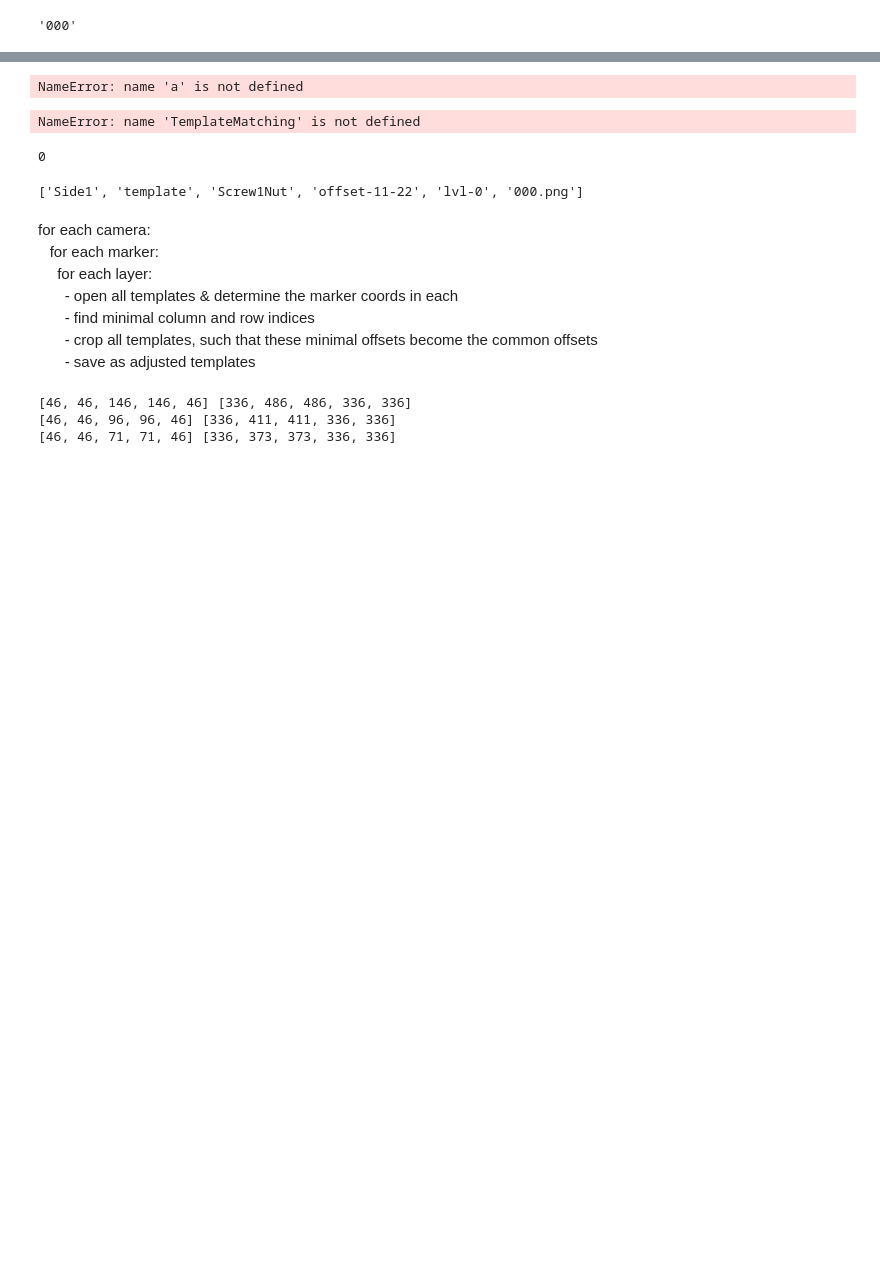
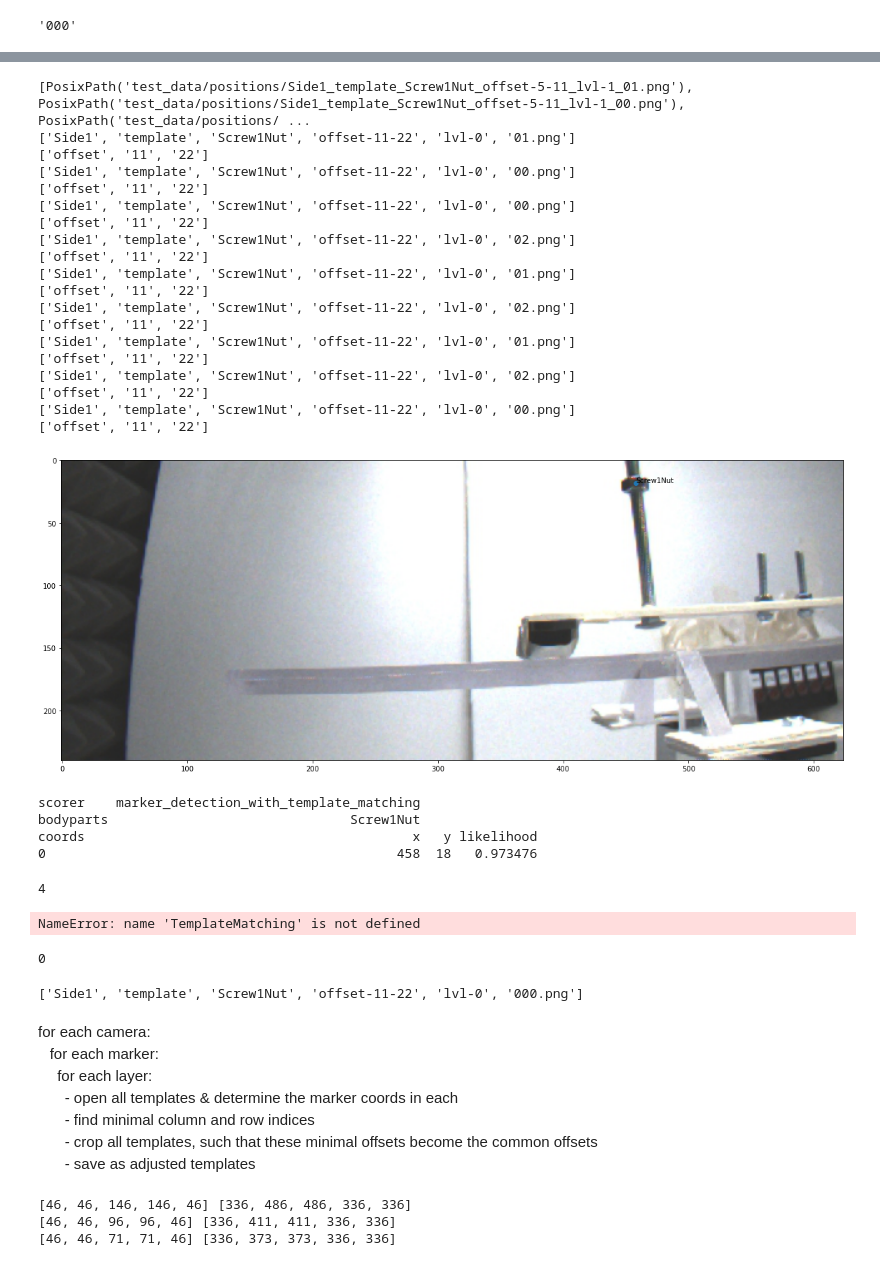
Before and after one commit to retune-commons/let_it_be_3D, a Jupyter notebook: template_matching.ipynb, the cells around one changed output, grey strips where cells are left out. Drawn from its saved outputs; the diff is of its cells as text; code cells hidden in the pictures; blank space fills up the shorter version.

Commit message:
initial full functional implementation of template matching

```diff
--- a/template_matching.ipynb
+++ b/template_matching.ipynb
@@ -12,0 +4,5 @@ from skimage.io import imsave
+# %%
+positions_filepath = Path('test_data/positions/220825_Side1_Positions.jpg')
+Side1_220826 = TemplateMatching(positions_filepath = positions_filepath, cam_id = "Side1", visualize_matching= True)
+Side1_220826.run()
+Side1_220826.export_as_DLC_h5()
@@ -423,0 +329,30 @@ SyntaxError: invalid syntax (<ipython-input-3-66873354f62a>, line 196)
+# %%
+positions_filepath = Path('test_data/positions/220825_Side1_Positions.jpg')
+Side1_220826 = TemplateMatching(positions_filepath = positions_filepath, cam_id = "Side1", visualize_matching= True)
+Side1_220826.run()
+Side1_220826.export_as_DLC_h5()
+# %% [output]
+[PosixPath('test_data/positions/Side1_template_Screw1Nut_offset-5-11_lvl-1_01.png'), PosixPath('test_data/positions/Side1_template_Screw1Nut_offset-5-11_lvl-1_00.png'), PosixPath('test_data/positions/ ...
+['Side1', 'template', 'Screw1Nut', 'offset-11-22', 'lvl-0', '01.png']
+['offset', '11', '22']
+['Side1', 'template', 'Screw1Nut', 'offset-11-22', 'lvl-0', '00.png']
+['offset', '11', '22']
+['Side1', 'template', 'Screw1Nut', 'offset-11-22', 'lvl-0', '00.png']
+['offset', '11', '22']
+['Side1', 'template', 'Screw1Nut', 'offset-11-22', 'lvl-0', '02.png']
+['offset', '11', '22']
+['Side1', 'template', 'Screw1Nut', 'offset-11-22', 'lvl-0', '01.png']
+['offset', '11', '22']
+['Side1', 'template', 'Screw1Nut', 'offset-11-22', 'lvl-0', '02.png']
+['offset', '11', '22']
+['Side1', 'template', 'Screw1Nut', 'offset-11-22', 'lvl-0', '01.png']
+['offset', '11', '22']
+['Side1', 'template', 'Screw1Nut', 'offset-11-22', 'lvl-0', '02.png']
+['offset', '11', '22']
+['Side1', 'template', 'Screw1Nut', 'offset-11-22', 'lvl-0', '00.png']
+['offset', '11', '22']
+[figure, added]
+scorer    marker_detection_with_template_matching
+bodyparts                               Screw1Nut
+coords                                          x   y likelihood
+0                                             458  18   0.973476
@@ -426,4 +363,2 @@ a = {}
 # %%
-len(a.keys())
+depth_levels, counts = np.unique(a, return_counts=True)
-# %% [output]
-NameError: name 'a' is not defined
@@ -430,3 +367,7 @@ NameError: name 'a' is not defined
+# %%
+depth_levels.max()
+# %% [output]
+4
 # %%
 positions_dir = 'test_data/positions/'
 # %%
```
Also changed, not shown: parts of 7 cells of this notebook, 10 other files.
